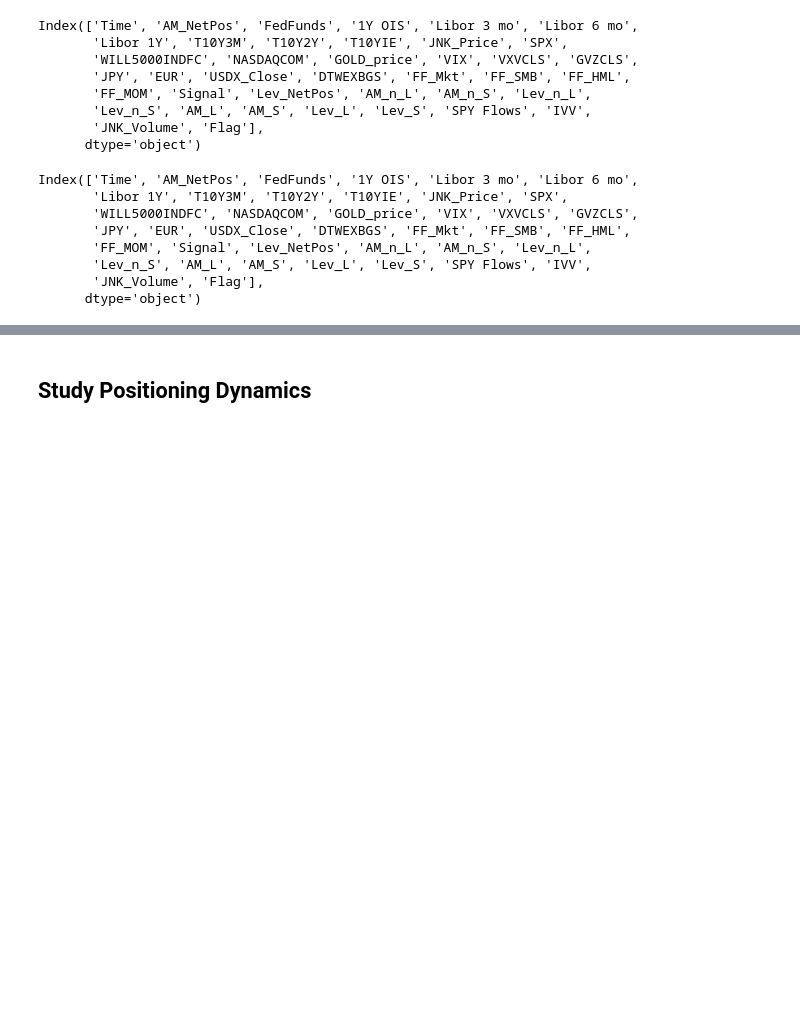
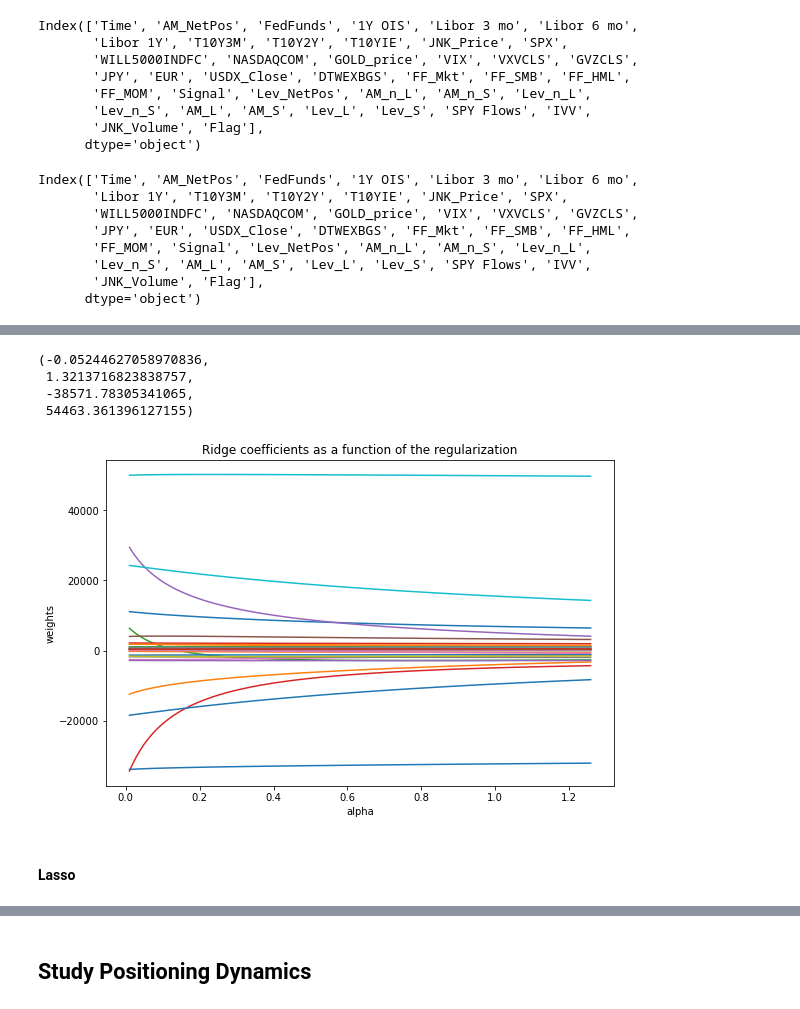
Before and after one commit to sdlwdh/ML-Capstone, a Jupyter notebook: Code/Modeling.ipynb, the cells around one changed output, grey strips where cells are left out. Saved outputs shown, nothing was run; the diff lists cells and outputs as text; code cells hidden in the pictures; blank space fills up the shorter version.

```diff
--- a/Code/Modeling.ipynb
+++ b/Code/Modeling.ipynb
@@ -49,0 +137,32 @@ test_data.drop(['Signal', 'Lev_NetPos', 'Flag'], axis = 1, inplace = True)
+# %%
+clf = Ridge()
+
+coefs = []
+errors = []
+
+alphas = np.logspace(-2,0.1,100)
+
+# Train the model with different regularisation strengths
+for a in alphas:
+    clf.set_params(alpha=a)
+    clf.fit(X_train_std, y_train)
+    coefs.append(clf.coef_)
+
+
+plt.figure(figsize=(20, 6))
+
+plt.subplot(121)
+ax = plt.gca()
+ax.plot(alphas, coefs)
+plt.xlabel('alpha')
+plt.ylabel('weights')
+plt.title('Ridge coefficients as a function of the regularization')
+plt.axis('tight')
+# %% [output]
+(-0.05244627058970836,
+ 1.3213716823838757,
+ -38571.78305341065,
+ 54463.361396127155)
+[figure, added]
+# %% [markdown]
+#### Lasso
```
Also changed, not shown: parts of 27 cells of this notebook.
